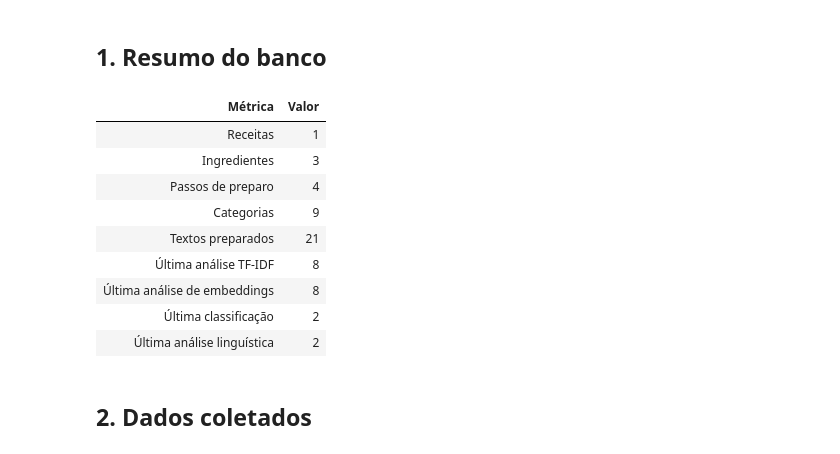
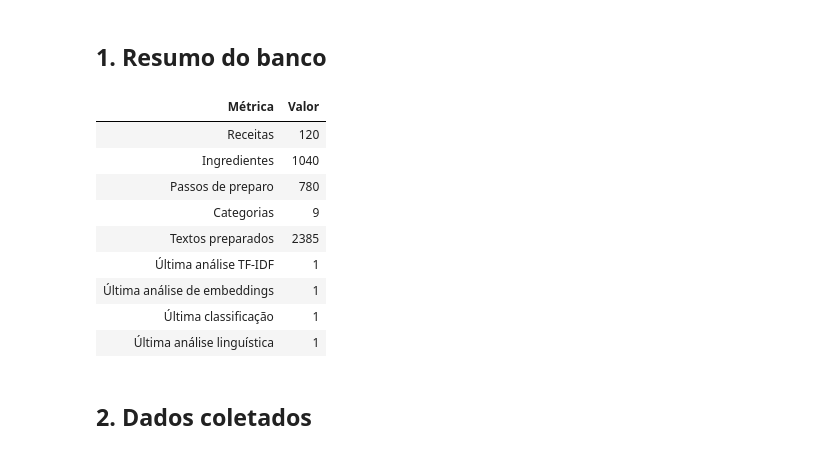
Before and after one commit to PHPacheco/Raspagem, a Jupyter notebook: notebooks/Trabalho PLN.ipynb, the cells around one changed output. Cells and saved outputs as stored; diff of their text form; code cells hidden in the pictures.

Commit message:
Atualiza notebook com base completa de receitas

```diff
--- a/notebooks/Trabalho PLN.ipynb
+++ b/notebooks/Trabalho PLN.ipynb
@@ -59,27 +82,31 @@ Análise linguística disponível: execução 2
 ## 1. Resumo do banco
 # %%
 connection = connect_database(DATABASE_PATH)
-            initialize_database(connection)
-            resumo = [
-                {"metric": "Receitas", "value": connection.execute("SELECT COUNT(*) FROM recipes").fetchone()[0]},
-                {"metric": "Ingredientes", "value": connection.execute("SELECT COUNT(*) FROM ingredients").fetchone()[0]},
-                {"metric": "Passos de preparo", "value": connection.execute("SELECT COUNT(*) FROM preparation_steps").fetchone()[0]},
-                {"metric": "Categorias", "value": connection.execute("SELECT COUNT(*) FROM categories").fetchone()[0]},
-                {"metric": "Textos preparados", "value": connection.execute("SELECT COUNT(*) FROM text_preparations").fetchone()[0]},
-            ]
-            connection.close()
-            display(HTML("Resumo já exibido no output desta célula."))
+initialize_database(connection)
+resumo = [
+    {"metric": "Receitas", "value": connection.execute("SELECT COUNT(*) FROM recipes").fetchone()[0]},
+    {"metric": "Ingredientes", "value": connection.execute("SELECT COUNT(*) FROM ingredients").fetchone()[0]},
+    {"metric": "Passos de preparo", "value": connection.execute("SELECT COUNT(*) FROM preparation_steps").fetchone()[0]},
+    {"metric": "Categorias", "value": connection.execute("SELECT COUNT(*) FROM categories").fetchone()[0]},
+    {"metric": "Textos preparados", "value": connection.execute("SELECT COUNT(*) FROM text_preparations").fetchone()[0]},
+    {"metric": "Última análise TF-IDF", "value": connection.execute("SELECT MAX(id) FROM text_analysis_runs").fetchone()[0]},
+    {"metric": "Última análise de embeddings", "value": connection.execute("SELECT MAX(id) FROM embedding_runs").fetchone()[0]},
+    {"metric": "Última classificação", "value": connection.execute("SELECT MAX(id) FROM classification_runs").fetchone()[0]},
+    {"metric": "Última análise linguística", "value": connection.execute("SELECT MAX(id) FROM linguistic_analysis_runs").fetchone()[0]},
+]
+connection.close()
+exibir_tabela(resumo, [("metric", "Métrica"), ("value", "Valor")])
 # %% [output]
 | Métrica | Valor |
-| Receitas | 1 |
-| Ingredientes | 3 |
-| Passos de preparo | 4 |
+| Receitas | 120 |
+| Ingredientes | 1040 |
+| Passos de preparo | 780 |
 | Categorias | 9 |
-| Textos preparados | 21 |
-| Última análise TF-IDF | 8 |
-| Última análise de embeddings | 8 |
-| Última classificação | 2 |
-| Última análise linguística | 2 |
+| Textos preparados | 2385 |
+| Última análise TF-IDF | 1 |
+| Última análise de embeddings | 1 |
+| Última classificação | 1 |
+| Última análise linguística | 1 |
 # %% [markdown]
 ## 2. Dados coletados
 # %%
```
Also changed, not shown: parts of 58 cells of this notebook, 4 other files.
